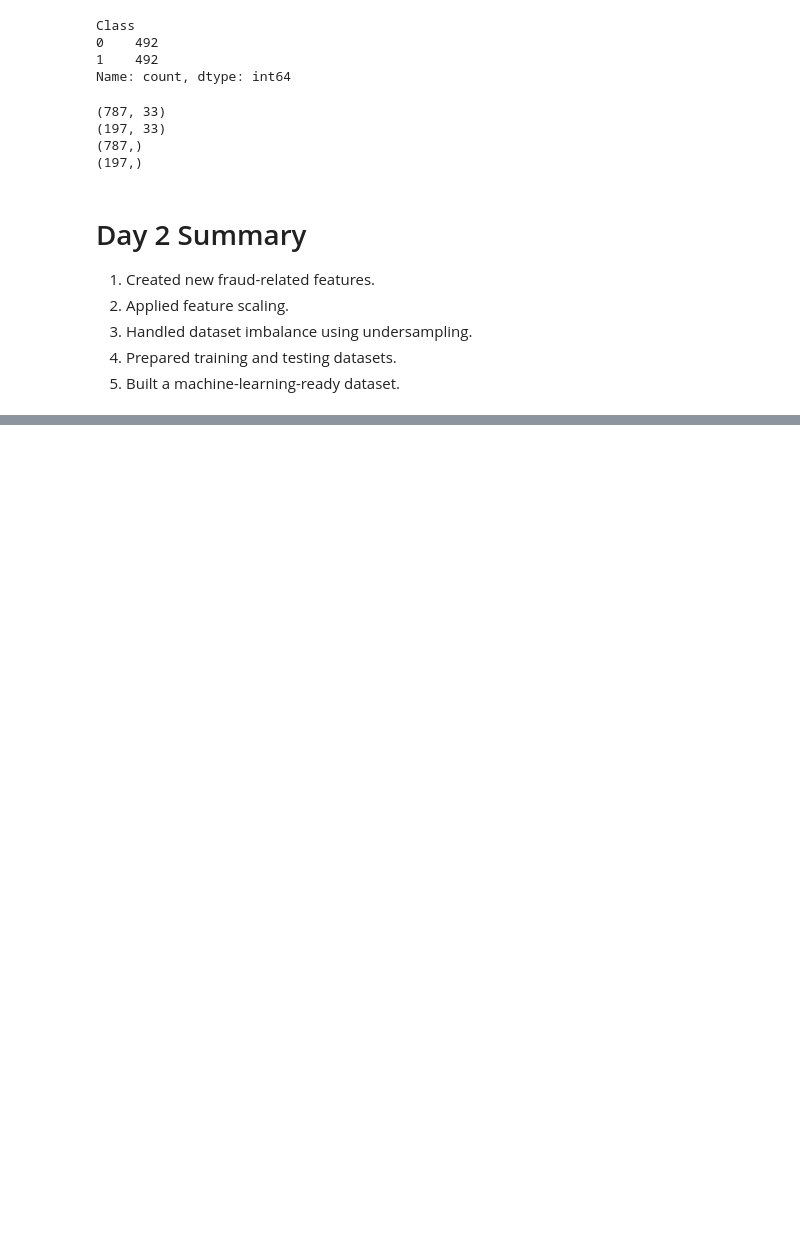
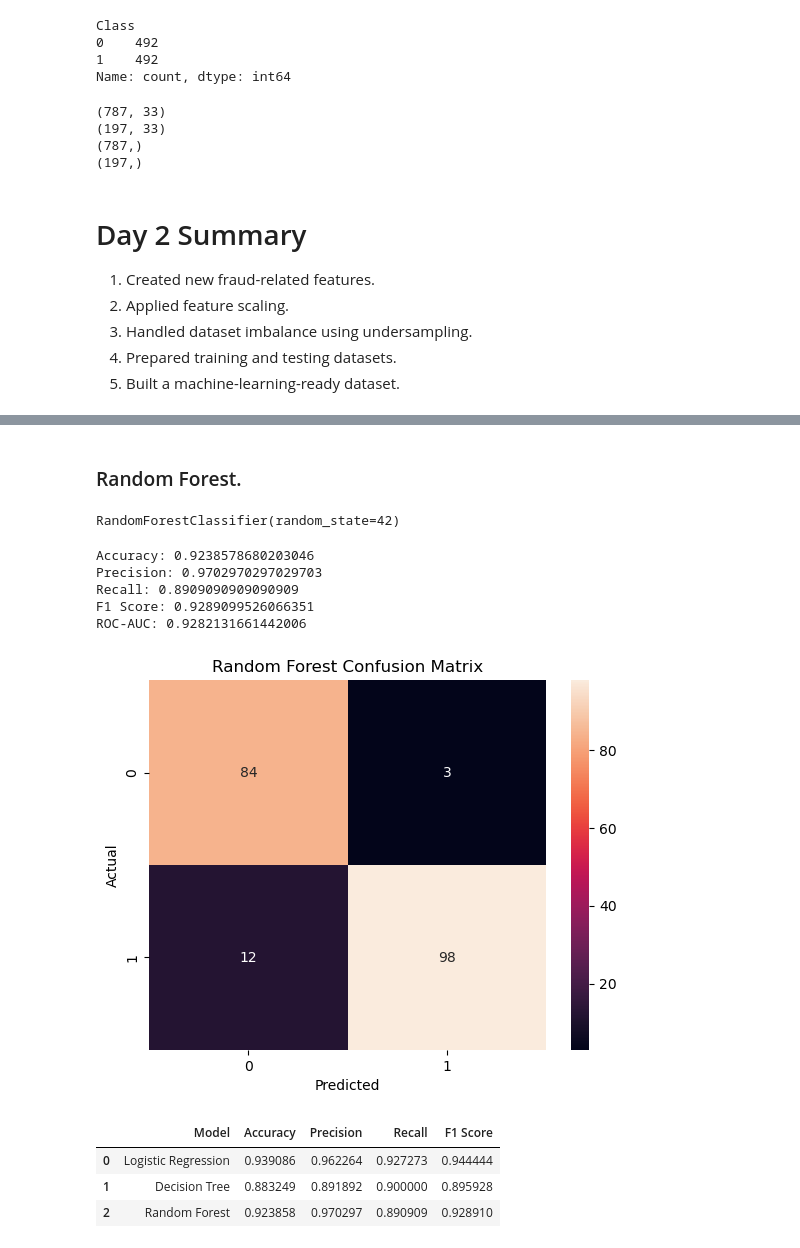
Before and after one commit to vumang44-data/Fraud_detection, a Jupyter notebook: Fraud_Detection_Day1.ipynb, the cells around one changed output, grey strips where cells are left out. Saved outputs shown, nothing was run; the diff lists cells and outputs as text; code cells hidden in the pictures; blank space fills up the shorter version.

```diff
--- a/Fraud_Detection_Day1.ipynb
+++ b/Fraud_Detection_Day1.ipynb
@@ -427,0 +550,70 @@ print(y_test.shape)
+# %% [markdown]
+### Random Forest.
+# %%
+rf_model = RandomForestClassifier(random_state=42)
+
+rf_model.fit(X_train, y_train)
+# %% [output]
+RandomForestClassifier(random_state=42)
+# %%
+rf_pred = rf_model.predict(X_test)
+# %%
+print("Accuracy:", accuracy_score(y_test, rf_pred))
+print("Precision:", precision_score(y_test, rf_pred))
+print("Recall:", recall_score(y_test, rf_pred))
+print("F1 Score:", f1_score(y_test, rf_pred))
+print("ROC-AUC:", roc_auc_score(y_test, rf_pred))
+# %% [output]
+Accuracy: 0.9238578680203046
+Precision: 0.9702970297029703
+Recall: 0.8909090909090909
+F1 Score: 0.9289099526066351
+ROC-AUC: 0.9282131661442006
+# %%
+cm = confusion_matrix(y_test, rf_pred)
+
+sns.heatmap(cm, annot=True, fmt='d')
+
+plt.title("Random Forest Confusion Matrix")
+
+plt.xlabel("Predicted")
+plt.ylabel("Actual")
+
+plt.show()
+# %% [output]
+[figure, added]
+# %%
+model_results = pd.DataFrame({
+    'Model': ['Logistic Regression', 'Decision Tree', 'Random Forest'],
+
+    'Accuracy': [
+        accuracy_score(y_test, lr_pred),
+        accuracy_score(y_test, dt_pred),
+        accuracy_score(y_test, rf_pred)
+    ],
+
+    'Precision': [
+        precision_score(y_test, lr_pred),
+        precision_score(y_test, dt_pred),
+        precision_score(y_test, rf_pred)
+    ],
+
+    'Recall': [
+        recall_score(y_test, lr_pred),
+        recall_score(y_test, dt_pred),
+        recall_score(y_test, rf_pred)
+    ],
+
+    'F1 Score': [
+        f1_score(y_test, lr_pred),
+        f1_score(y_test, dt_pred),
+        f1_score(y_test, rf_pred)
+    ]
+})
+
+model_results
+# %% [output]
+|  | Model | Accuracy | Precision | Recall | F1 Score |
+| 0 | Logistic Regression | 0.939086 | 0.962264 | 0.927273 | 0.944444 |
+| 1 | Decision Tree | 0.883249 | 0.891892 | 0.900000 | 0.895928 |
+| 2 | Random Forest | 0.923858 | 0.970297 | 0.890909 | 0.928910 |
```
Also changed, not shown: parts of 23 cells of this notebook, 1 other file.
